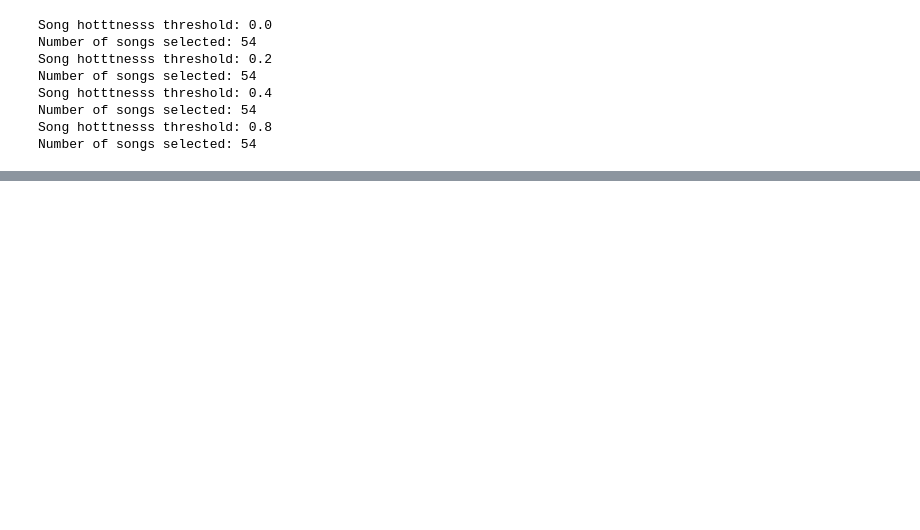
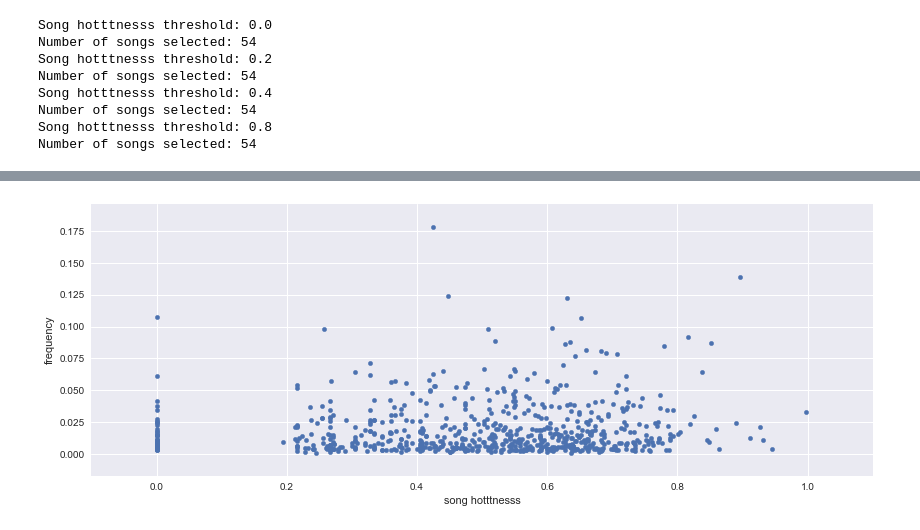
Before and after one commit to Piloumpicou/ADA-Unexpected-Match, a Jupyter notebook: project/MSD_subset.ipynb, the cells around one changed output, grey strips where cells are left out. Cells and saved outputs as stored; diff of their text form; code cells hidden in the pictures; blank space fills up the shorter version.

```diff
--- a/project/MSD_subset.ipynb
+++ b/project/MSD_subset.ipynb
@@ -1351,0 +1336,15 @@ To make sure the frequency of words such as X, X or X indeed increases with the
+# %%
+word = 'we'
+word_id = top_words_list.index(word) + 1 # word indices start at 1 in the musiXmatch dataset
+
+tmp = mxm_779k_matches.copy()
+tmp['count'] = mxm_779k_matches['words'].apply(lambda word_dict: word_dict[word_id] if word_id in word_dict else 0)
+tmp = tmp[tmp['count'] != 0]
+tmp['length'] = mxm_779k_matches['words'].apply(lambda word_dict: sum([word_dict[key] for key in word_dict]))
+tmp['frequency'] = tmp['count'] / tmp['length']
+
+tmp.head()
+ax = tmp.plot(kind='scatter', x='song hotttnesss', y='frequency', figsize=(14,5))
+ax.set_xlim((-0.1, 1.1));
+# %% [output]
+[figure, added]
```
Also changed, not shown: parts of 26 cells of this notebook.
